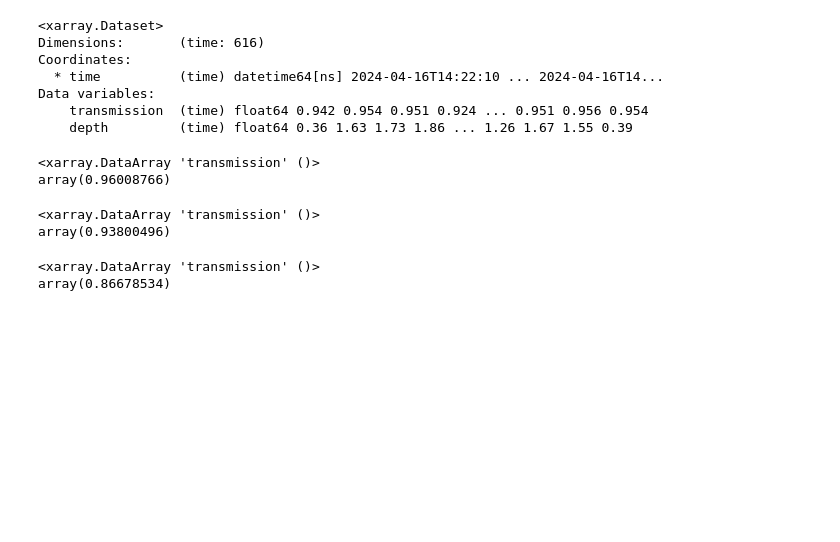
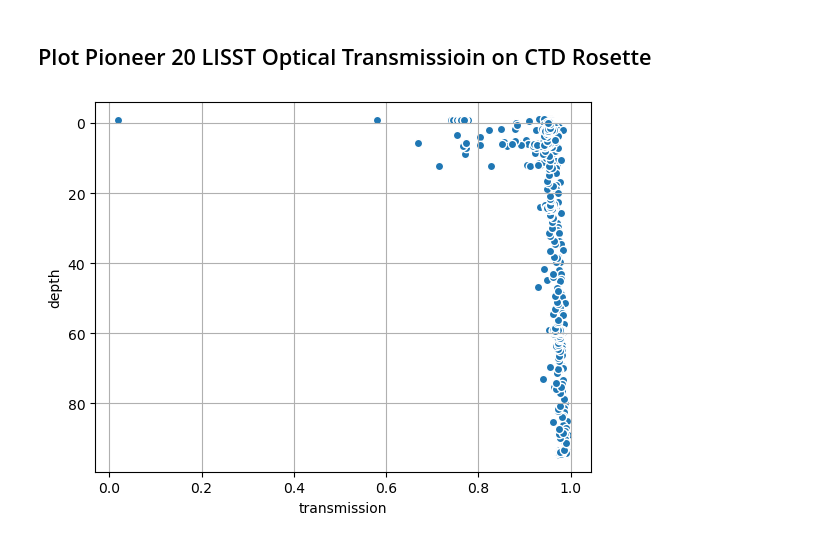
Before and after one commit to cooleyky/pioneer-20, a Jupyter notebook: prtsz_transmission_percent.ipynb, the cells around one changed output. Cells and saved outputs as stored; diff of their text form; code cells hidden in the pictures; blank space fills up the shorter version.

Commit message:
Add plots of LISST cross-shelf survey

```diff
--- a/prtsz_transmission_percent.ipynb
+++ b/prtsz_transmission_percent.ipynb
@@ -26,7 +28,7 @@ def load_prtsz_transmission(prtsz_file):
     """
     # Define path to locally saved PRTSZ data from CN site
     prtsz_path = os.path.join(os.path.expanduser(
-    "~/Desktop/pioneer-20_data/LISST_on_rosette/AR82b_CAST003/"),
+    "~/Documents/Pioneer 20/pioneer-20_data/LISST_on_rosette/"),
     prtsz_file)
     # Import csv file using pandas and define variables
     prtsz_data = pd.read_csv(prtsz_path, header=None)
@@ -52,6 +54,6 @@ def load_prtsz_transmission(prtsz_file):
     return prtsz_transmission
 # %%
 # Load CTD cast #003 from AR82-B
-prtsz_file = "ar82b_cast003_1071418_rs.csv"
+prtsz_file = "AR82b_CAST003/ar82b_cast003_1071418_rs.csv"
 prtsz_transmission = load_prtsz_transmission(prtsz_file)
 prtsz_transmission
@@ -61,32 +73,26 @@ prtsz_transmission
 prtsz_water = prtsz_transmission.where(
     prtsz_transmission.depth>0, drop=True)
 prtsz_water
-# %% [output]
-<xarray.Dataset>
-Dimensions:       (time: 616)
-Coordinates:
-  * time          (time) datetime64[ns] 2024-04-16T14:22:10 ... 2024-04-16T14...
-Data variables:
-    transmission  (time) float64 0.942 0.954 0.951 0.924 ... 0.951 0.956 0.954
-    depth         (time) float64 0.36 1.63 1.73 1.86 ... 1.26 1.67 1.55 0.39
 # %%
 # Evaluate mean percent transmission for data recorded below
 # the sea surface as recorded by the PRTSZ
 prtsz_water.transmission.mean()
-# %% [output]
-<xarray.DataArray 'transmission' ()>
-array(0.96008766)
 # %%
 # Evaluate mean percent transmission for all data recorded
 prtsz_transmission.transmission.mean()
-# %% [output]
-<xarray.DataArray 'transmission' ()>
-array(0.93800496)
 # %%
 # Check average percent transmission when PRTSZ is above the surface.
 # The times with percent transmission less than 30% were recorded
 # after the CTD rosette came out of the water.
 prtsz_transmission.transmission.where(prtsz_transmission.depth<=0, drop=True).mean()
-# %% [output]
-<xarray.DataArray 'transmission' ()>
-array(0.86678534)
+# %% [markdown]
+## Plot Pioneer 20 LISST Optical Transmissioin on CTD Rosette
+# %%
+# Create scatter plot of optical transmission
+fig1, ax1 = plt.subplots()
+prtsz_transmission.plot.scatter(x="transmission", y="depth", ax=ax1)
+ax1.invert_yaxis()
+ax1.grid()
+# fig1.show
+# %% [output]
+[figure, added]
```
Also changed, not shown: parts of 22 cells of this notebook.
